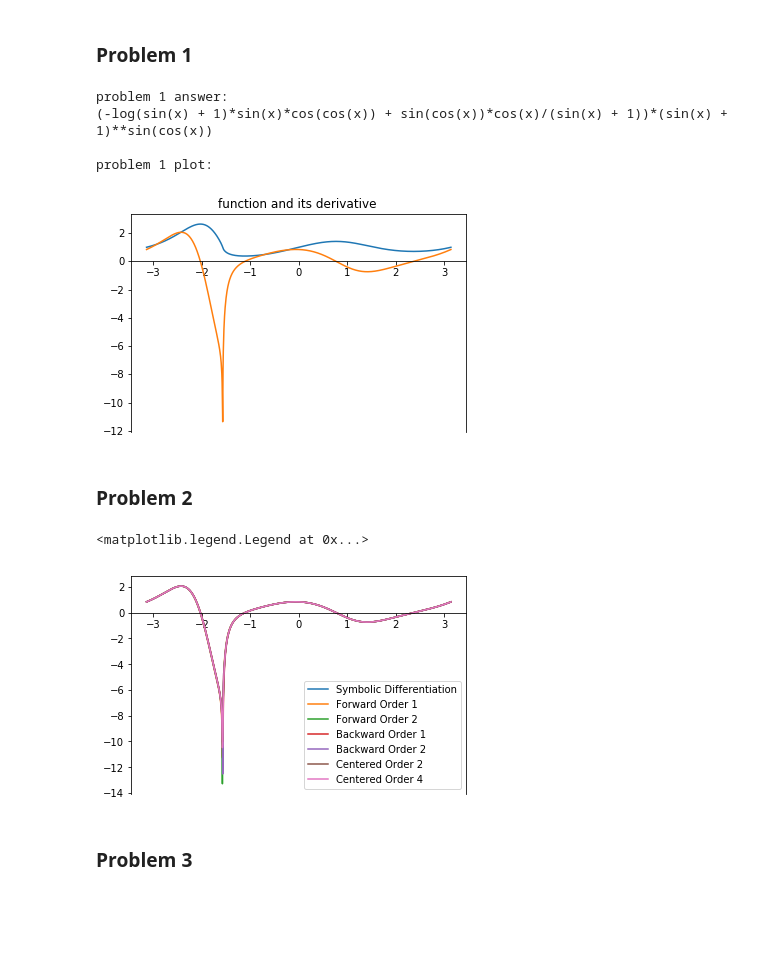
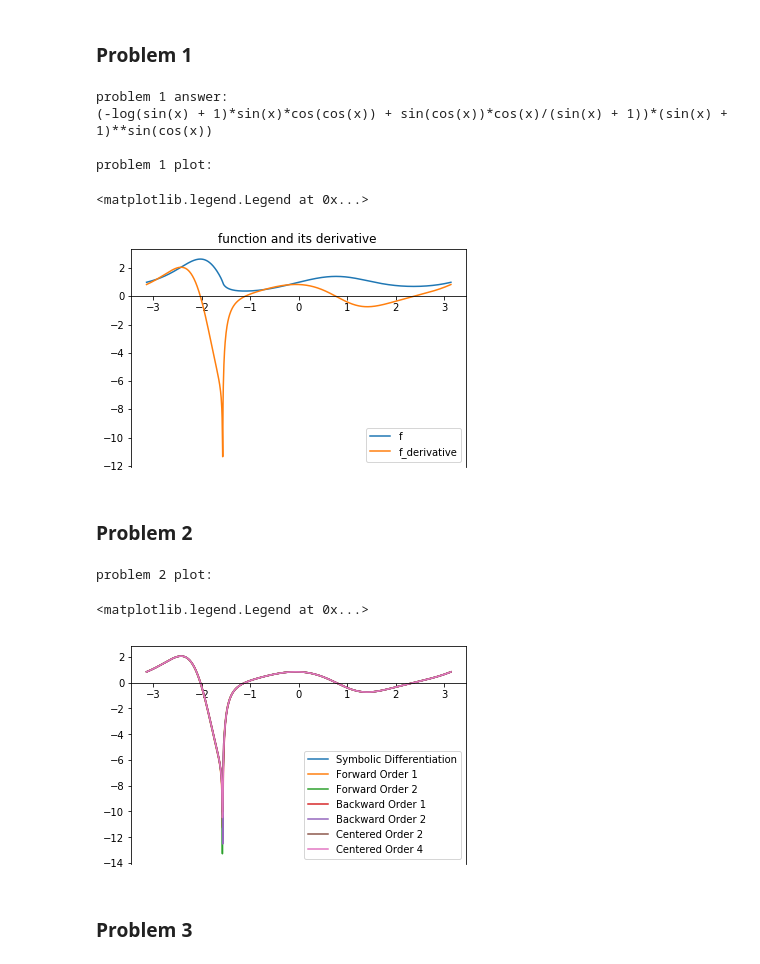
Before and after one commit to hihowme/persp-model-econ_w20, a Jupyter notebook: ProblemSets/PS2/PS2_part1_haihao.ipynb, the cells around one changed output. Cells and saved outputs as stored; diff of their text form; code cells hidden in the pictures; blank space fills up the shorter version.

```diff
--- a/ProblemSets/PS2/PS2_part1_haihao.ipynb
+++ b/ProblemSets/PS2/PS2_part1_haihao.ipynb
@@ -17,28 +17,37 @@ from matplotlib import pyplot as plt
 # %%
 x = sy.symbols('x')
 y = (sy.sin(x)+1)**(sy.sin(sy.cos(x)))
-answer = sy.diff(y, x)
+answer = lambda x: sy.diff(y, x)
 print('problem 1 answer: ')
-print(str(answer))
+print(str(answer(x)))
 
 ax = plt.gca()
 ax.spines["bottom"].set_position("zero")
 ax.set_title('function and its derivative ')
 
-f = lambdify(x, y, 'numpy')
-f_derivative = lambdify(x, answer, 'numpy')
+f = sy.lambdify(x, y, 'numpy')
+
+def f_derivative(a):
+    def symbols():
+        x = sy.symbols('x')
+        f = (sy.sin(x) + 1) ** (sy.sin(sy.cos(x)))
+        f_prime = sy.diff(f, x)
+        return sy.lambdify(x, f_prime)
+    return symbols()(a)
+
 x_domain = np.linspace(-math.pi, math.pi, 1000)
-ax.plot(x_domain, f(x_domain))
-ax.plot(x_domain, f_derivative(x_domain))
+ax.plot(x_domain, f(x_domain), label='f')
+ax.plot(x_domain, f_derivative(x_domain), label='f_derivative')
 print('')
 print('problem 1 plot: ')
-plt.show()
+ax.legend()
 # %% [output]
 problem 1 answer:
 (-log(sin(x) + 1)*sin(x)*cos(cos(x)) + sin(cos(x))*cos(x)/(sin(x) + 1))*(sin(x) + 1)**sin(cos(x))
 
 problem 1 plot:
+<matplotlib.legend.Legend at 0x...>
-[figure, old version]
+[figure, new version]
 # %% [markdown]
 ### Problem 2
 # %%
@@ -74,9 +83,11 @@ ax.plot(x_domain, backward_2(f, x_domain), label='Backward Order 2')
 ax.plot(x_domain, centered_2(f, x_domain), label='Centered Order 2')
 ax.plot(x_domain, centered_4(f, x_domain), label='Centered Order 4')
 
+print('problem 2 plot: ')
 ax.legend()
 # %% [output]
-<matplotlib.legend.Legend at 0x...>
+problem 2 plot:
+<matplotlib.legend.Legend at 0x...>
 [figure]
 # %% [markdown]
 ### Problem 3
```
Also changed, not shown: parts of 6 cells of this notebook, 2 other files.
